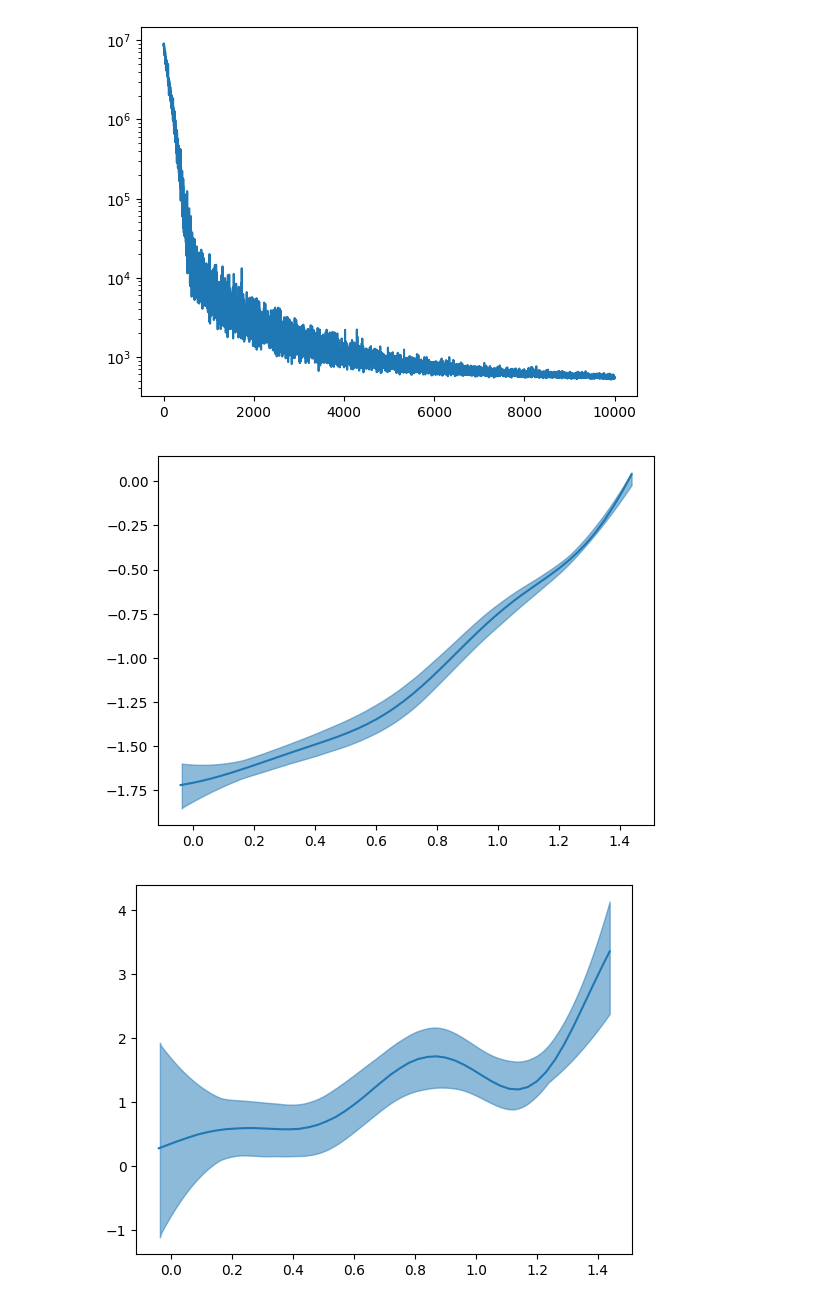
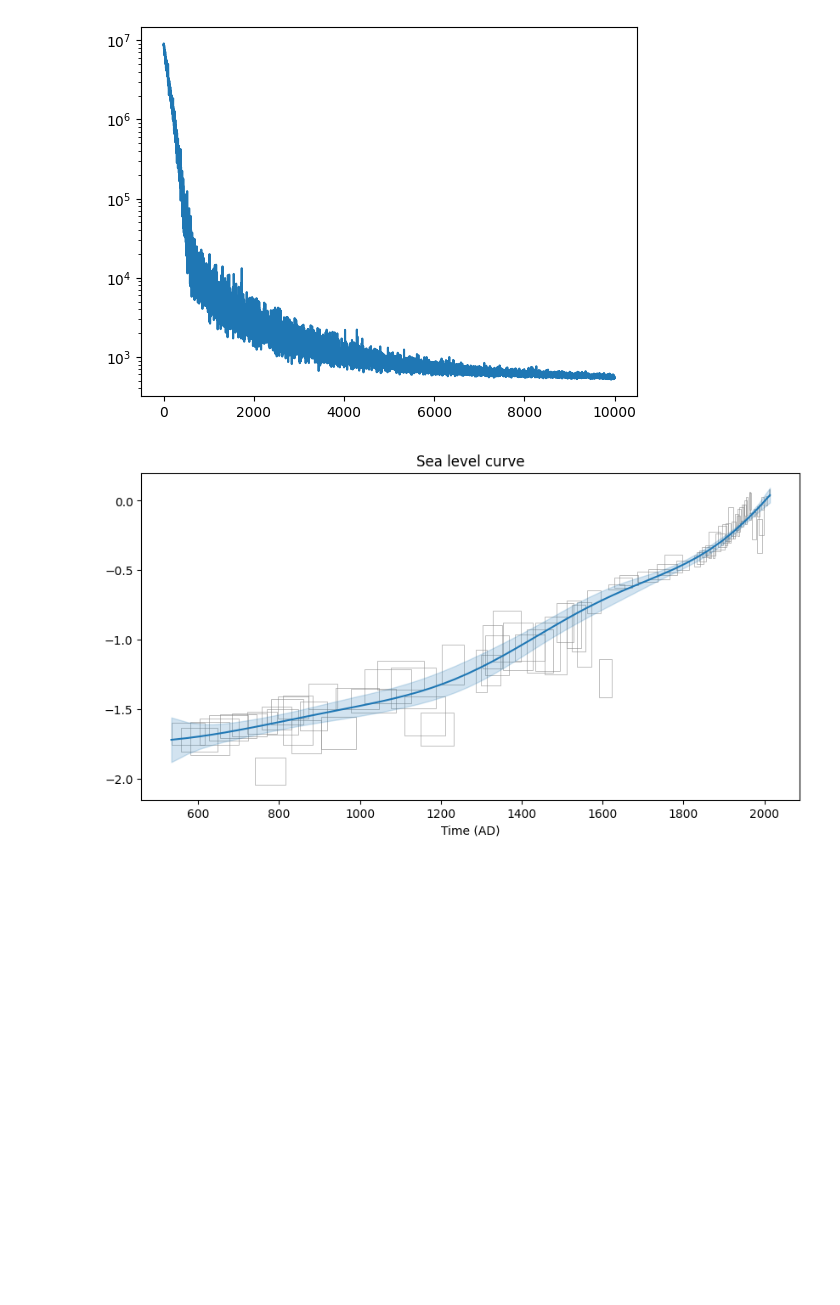
Before and after one commit to RohanGautam/EIV_IGP_jax, a Jupyter notebook: example.ipynb, the cells around one changed output. Cells and saved outputs as stored; diff of their text form; code cells hidden in the pictures; blank space fills up the shorter version.

Commit message:
improved plotting functionality

```diff
--- a/example.ipynb
+++ b/example.ipynb
@@ -30,6 +32,6 @@ plot.plot_input(df)
 # %% [output]
 [figure]
 # %%
-eiv_input = data.preprocess(df)
+eiv_input = data.preprocess(df, gia_rate=0)
 print(eiv_input.keys())
 # %% [output]
@@ -87,9 +86,7 @@ plt.show()
 from numpyro.infer import SVI, Trace_ELBO, autoguide
 import optax
 
-guide = autoguide.AutoMultivariateNormal(
-    igp.eiv_igp  # , init_loc_fn=numpyro.infer.init_to_median
-)
+guide = autoguide.AutoMultivariateNormal(igp.eiv_igp)
 optimizer = optax.adamw(learning_rate=1e-2)
 svi = SVI(igp.eiv_igp, guide, optimizer, loss=Trace_ELBO())
 
@@ -97,7 +94,7 @@ svi_result = svi.run(
     jax.random.PRNGKey(0),
     num_steps=10_000,
     **eiv_input,
-    progress_bar=True,
+    progress_bar=False,
 )
 # %%
 plt.plot(svi_result.losses)
@@ -107,18 +104,21 @@ plt.yscale("log")
 # %%
 samples_svi = guide.sample_posterior(
     jax.random.PRNGKey(1),
     svi_result.params,
     sample_shape=(1000,),  # Number of samples to draw
 )
 
 derp, intp = igp.get_predictions_on_grid(samples, eiv_input)
 
-az.plot_hdi(eiv_input["x_star"], intp[None, :, :], color="C0")
-plt.plot(eiv_input["x_star"], intp.mean(axis=0))
+plt.figure(figsize=(10, 5))
+plot.plot_input(df, points=False)
+# plots mean+2sd
+plot.plot_sea_level(eiv_input, intp)
+plt.title("Sea level curve")
+plt.xlabel("Time (AD)")
 plt.show()
-az.plot_hdi(eiv_input["x_star"], derp[None, :, :], color="C0")
-plt.plot(eiv_input["x_star"], derp.mean(axis=0))
-plt.show()
+# az.plot_hdi(eiv_input["x_star"], derp[None, :, :], color="C0")
+# plt.plot(eiv_input["x_star"], derp.mean(axis=0))
+# plt.show()
 # %% [output]
-[figure, old version]
+[figure, new version]
-[figure, removed]
```
Also changed, not shown: parts of 5 cells of this notebook, 3 other files.
